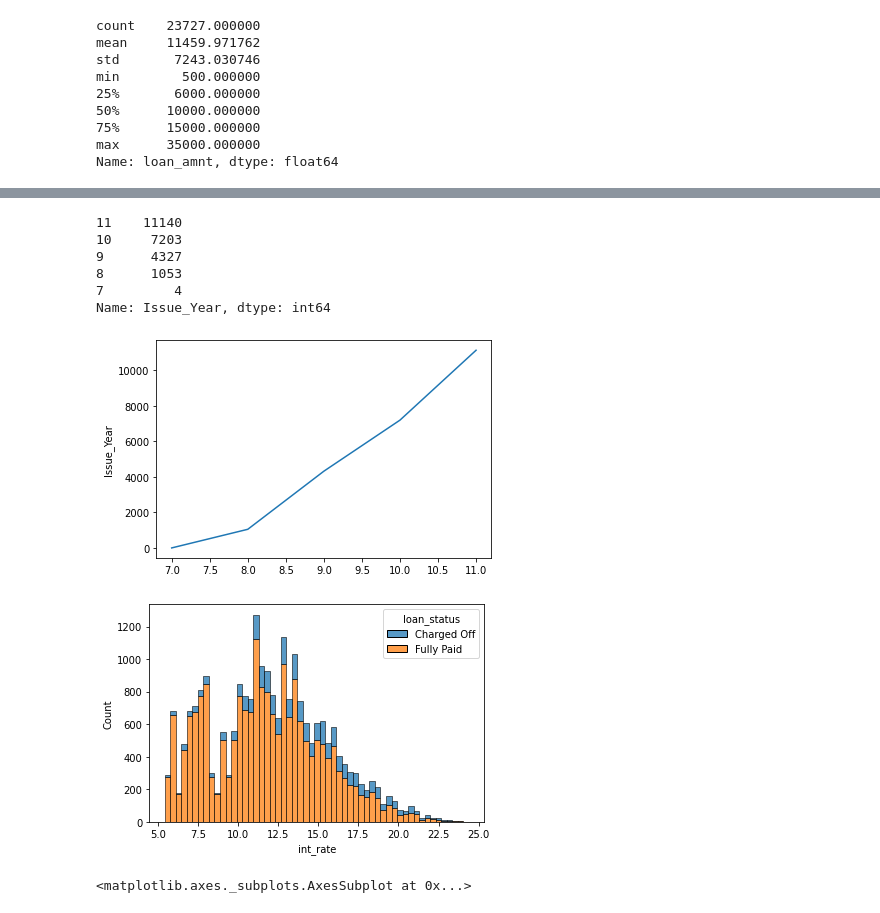
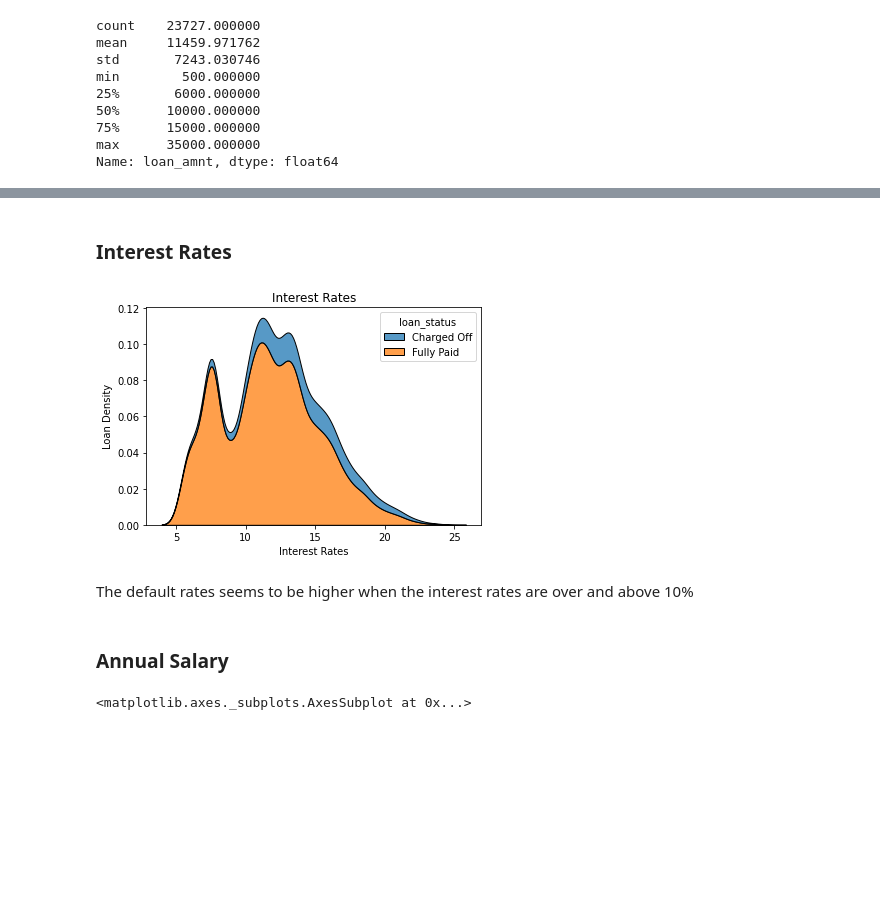
Before and after one commit to hargurjeet/Lending-Club-CaseStudy, a Jupyter notebook: Lending_Club_Case_Study.ipynb, the cells around one changed output, grey strips where cells are left out. Cells and saved outputs as stored; diff of their text form; code cells hidden in the pictures; blank space fills up the shorter version.

```diff
--- a/Lending_Club_Case_Study.ipynb
+++ b/Lending_Club_Case_Study.ipynb
@@ -538,22 +538,17 @@ sns.histplot(x=df_good)
-# %%
-df4.Issue_Year.value_counts()
-# %% [output]
-11    11140
-10     7203
-9      4327
-8      1053
-7         4
-Name: Issue_Year, dtype: int64
-# %%
-sns.lineplot(x=df4.Issue_Year.value_counts().index , y=df4.Issue_Year.value_counts())
-plt.show()
-# %% [output]
-[figure, removed]
+# %% [markdown]
+### Interest Rates
 # %%
-sns.histplot(x=df4.int_rate, hue=df4.loan_status, multiple="stack")
+sns.kdeplot(x=df4.int_rate, hue=df4.loan_status, multiple="stack")
+plt.title('Interest Rates')
+plt.ylabel('Loan Density')
+plt.xlabel('Interest Rates')
 plt.show()
 # %% [output]
-[figure, old version]
+[figure, new version]
+# %% [markdown]
+The default rates seems to be higher when the interest rates are over and above 10%
+# %% [markdown]
+### Annual Salary
 # %%
 sns.boxplot(df4.annual_inc)
 # %% [output]
```
Also changed, not shown: parts of 20 cells of this notebook.
